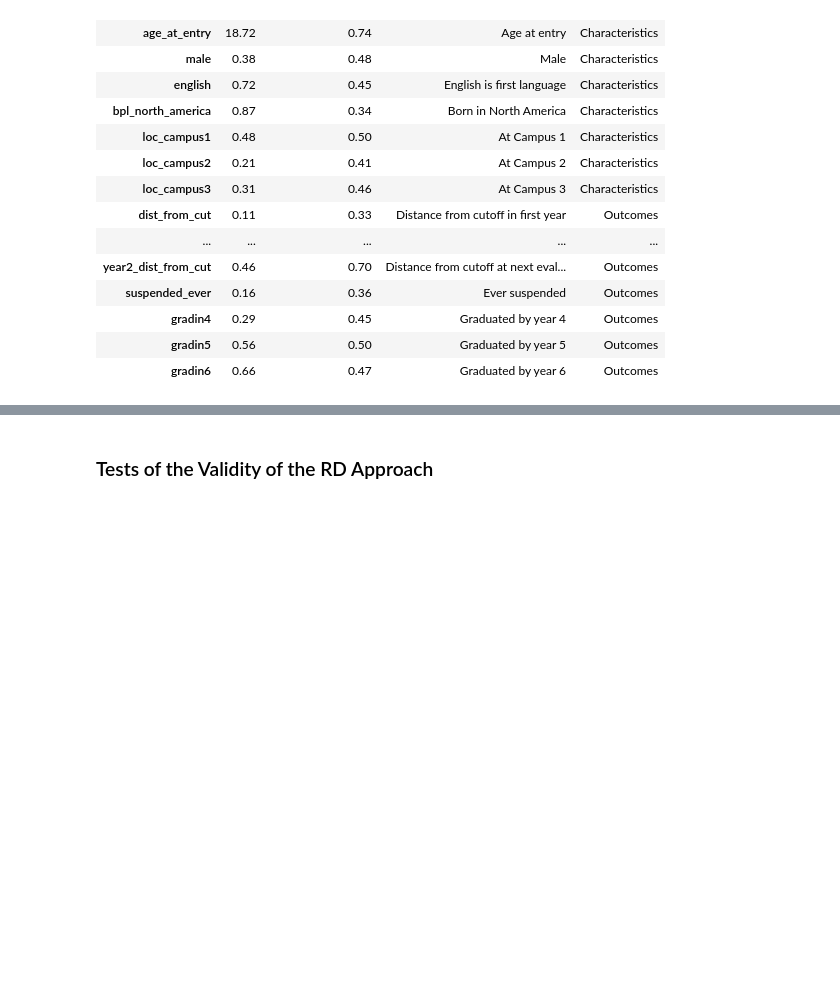
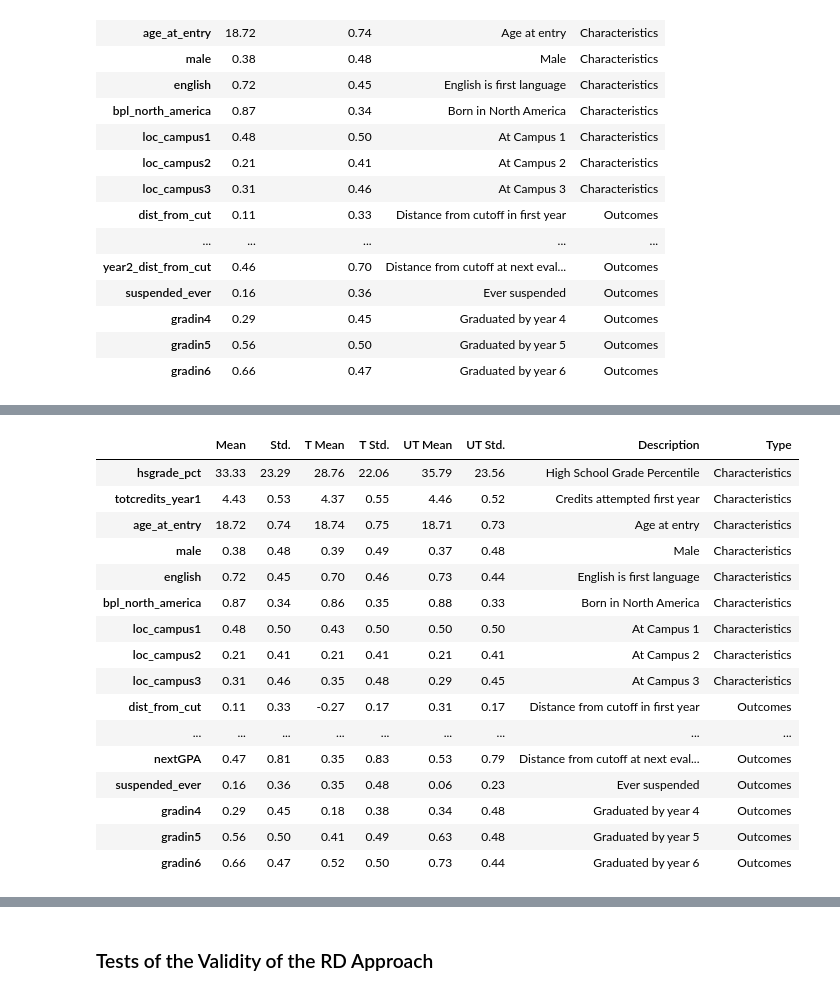
Before and after one commit to amageh/replication-performance-standards, a Jupyter notebook: project.ipynb, the cells around one changed output, grey strips where cells are left out. Cells and saved outputs as stored; diff of their text form; code cells hidden in the pictures; blank space fills up the shorter version.

```diff
--- a/project.ipynb
+++ b/project.ipynb
@@ -236,0 +269,54 @@ Y_{ic} = \alpha + \delta1(GPANORM_{ic}^{year1}<0) + \beta(GPANORM_{ic}^{year1})
+# %%
+def create_table1_extended(data):
+    data_treat = data[data.dist_from_cut < 0]
+    data_untreat = data[data.dist_from_cut >= 0]
+
+    variables = ['hsgrade_pct', 'totcredits_year1', 'age_at_entry', 'male', 'english', 'bpl_north_america',
+                 'loc_campus1', 'loc_campus2', 'loc_campus3', 'dist_from_cut', 'probation_year1', 'probation_ever',
+                 'left_school', 'nextGPA', 'suspended_ever', 'gradin4', 'gradin5', 'gradin6']
+
+    data_all = data[variables]
+    data_treat = data_treat[variables]
+    data_untreat = data_untreat[variables]
+    table1 = pd.DataFrame()
+    table1['Mean'] = data_all.mean()
+    table1['Std.'] = data_all.std()
+
+    table1['T Mean'] = data_treat.mean()
+    table1['T Std.'] = data_treat.std()
+
+    table1['UT Mean'] = data_untreat.mean()
+    table1['UT Std.'] = data_untreat.std()
+
+    table1 = table1.astype(float).round(2)
+    table1['Description'] = ["High School Grade Percentile", "Credits attempted first year", "Age at entry",
+                             "Male", "English is first language", "Born in North America",
+                             "At Campus 1", "At Campus 2", "At Campus 3",
+                             "Distance from cutoff in first year", "On probation after first year", " Ever on acad. probation",
+                             "Left Uni after 1st evaluation", "Distance from cutoff at next evaluation", "Ever suspended",
+                             "Graduated by year  4", "Graduated by year  5", "Graduated by year  6"]
+
+    table1.loc[0:9, 'Type'] = "Characteristics"
+    table1.loc[9:, 'Type'] = "Outcomes"
+
+    return table1
+# %%
+create_table1_extended(sample06)
+# %% [output]
+|  | Mean | Std. | T Mean | T Std. | UT Mean | UT Std. | Description | Type |
+| hsgrade_pct | 33.33 | 23.29 | 28.76 | 22.06 | 35.79 | 23.56 | High School Grade Percentile | Characteristics |
+| totcredits_year1 | 4.43 | 0.53 | 4.37 | 0.55 | 4.46 | 0.52 | Credits attempted first year | Characteristics |
+| age_at_entry | 18.72 | 0.74 | 18.74 | 0.75 | 18.71 | 0.73 | Age at entry | Characteristics |
+| male | 0.38 | 0.48 | 0.39 | 0.49 | 0.37 | 0.48 | Male | Characteristics |
+| english | 0.72 | 0.45 | 0.70 | 0.46 | 0.73 | 0.44 | English is first language | Characteristics |
+| bpl_north_america | 0.87 | 0.34 | 0.86 | 0.35 | 0.88 | 0.33 | Born in North America | Characteristics |
+| loc_campus1 | 0.48 | 0.50 | 0.43 | 0.50 | 0.50 | 0.50 | At Campus 1 | Characteristics |
+| loc_campus2 | 0.21 | 0.41 | 0.21 | 0.41 | 0.21 | 0.41 | At Campus 2 | Characteristics |
+| loc_campus3 | 0.31 | 0.46 | 0.35 | 0.48 | 0.29 | 0.45 | At Campus 3 | Characteristics |
+| dist_from_cut | 0.11 | 0.33 | -0.27 | 0.17 | 0.31 | 0.17 | Distance from cutoff in first year | Outcomes |
+| ... | ... | ... | ... | ... | ... | ... | ... | ... |
+| nextGPA | 0.47 | 0.81 | 0.35 | 0.83 | 0.53 | 0.79 | Distance from cutoff at next eval... | Outcomes |
+| suspended_ever | 0.16 | 0.36 | 0.35 | 0.48 | 0.06 | 0.23 | Ever suspended | Outcomes |
+| gradin4 | 0.29 | 0.45 | 0.18 | 0.38 | 0.34 | 0.48 | Graduated by year 4 | Outcomes |
+| gradin5 | 0.56 | 0.50 | 0.41 | 0.49 | 0.63 | 0.48 | Graduated by year 5 | Outcomes |
+| gradin6 | 0.66 | 0.47 | 0.52 | 0.50 | 0.73 | 0.44 | Graduated by year 6 | Outcomes |
```
Also changed, not shown: parts of 11 cells of this notebook.
